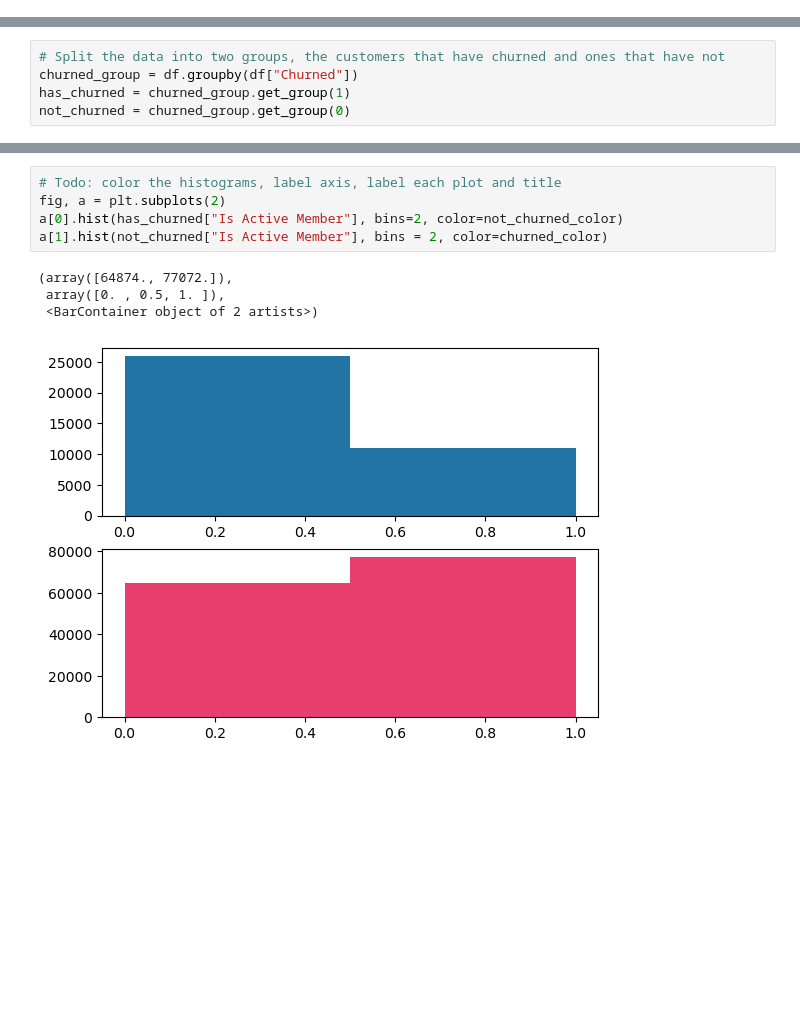
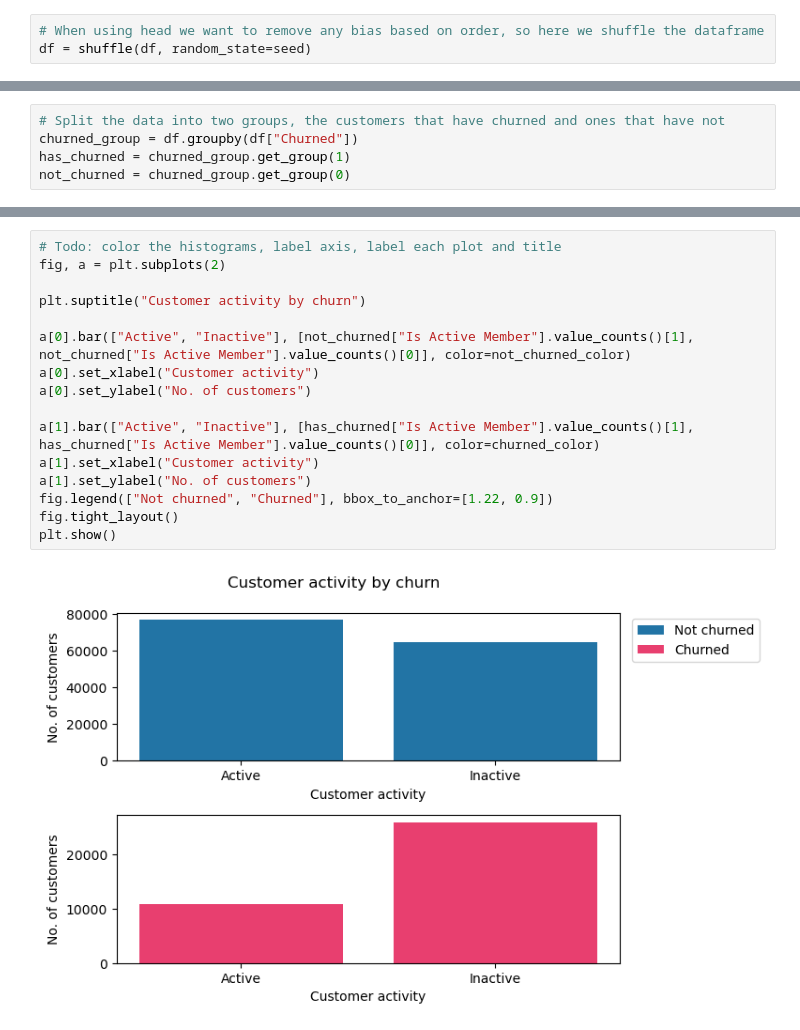
Before and after one commit to ray33ee/bank-churn-analysis, a Jupyter notebook: Customer Churn Analysis.ipynb, the cells around one changed output, grey strips where cells are left out. Saved outputs shown, nothing was run; the diff lists cells and outputs as text; blank space fills up the shorter version.

```diff
--- a/Customer Churn Analysis.ipynb
+++ b/Customer Churn Analysis.ipynb
@@ -113 +132,4 @@ df.describe()
+# %%
+# When using head we want to remove any bias based on order, so here we shuffle the dataframe
+df = shuffle(df, random_state=seed)
 # %%
@@ -203,11 +213,19 @@ a[1].hist(not_churned["Estimated Salary"], color=churned_color)
 # %%
 # Todo: color the histograms, label axis, label each plot and title
 fig, a = plt.subplots(2)
-a[0].hist(has_churned["Is Active Member"], bins=2, color=not_churned_color)
-a[1].hist(not_churned["Is Active Member"], bins = 2, color=churned_color)
+
+plt.suptitle("Customer activity by churn")
+
+a[0].bar(["Active", "Inactive"], [not_churned["Is Active Member"].value_counts()[1], not_churned["Is Active Member"].value_counts()[0]], color=not_churned_color)
+a[0].set_xlabel("Customer activity")
+a[0].set_ylabel("No. of customers")
+
+a[1].bar(["Active", "Inactive"], [has_churned["Is Active Member"].value_counts()[1], has_churned["Is Active Member"].value_counts()[0]], color=churned_color)
+a[1].set_xlabel("Customer activity")
+a[1].set_ylabel("No. of customers")
+fig.legend(["Not churned", "Churned"], bbox_to_anchor=[1.22, 0.9])
+fig.tight_layout()
+plt.show()
 # %% [output]
-(array([64874., 77072.]),
- array([0. , 0.5, 1. ]),
- <BarContainer object of 2 artists>)
-[figure, old version]
+[figure, new version]
 # %%
```
Also changed, not shown: parts of 21 cells of this notebook, 1 other file.
